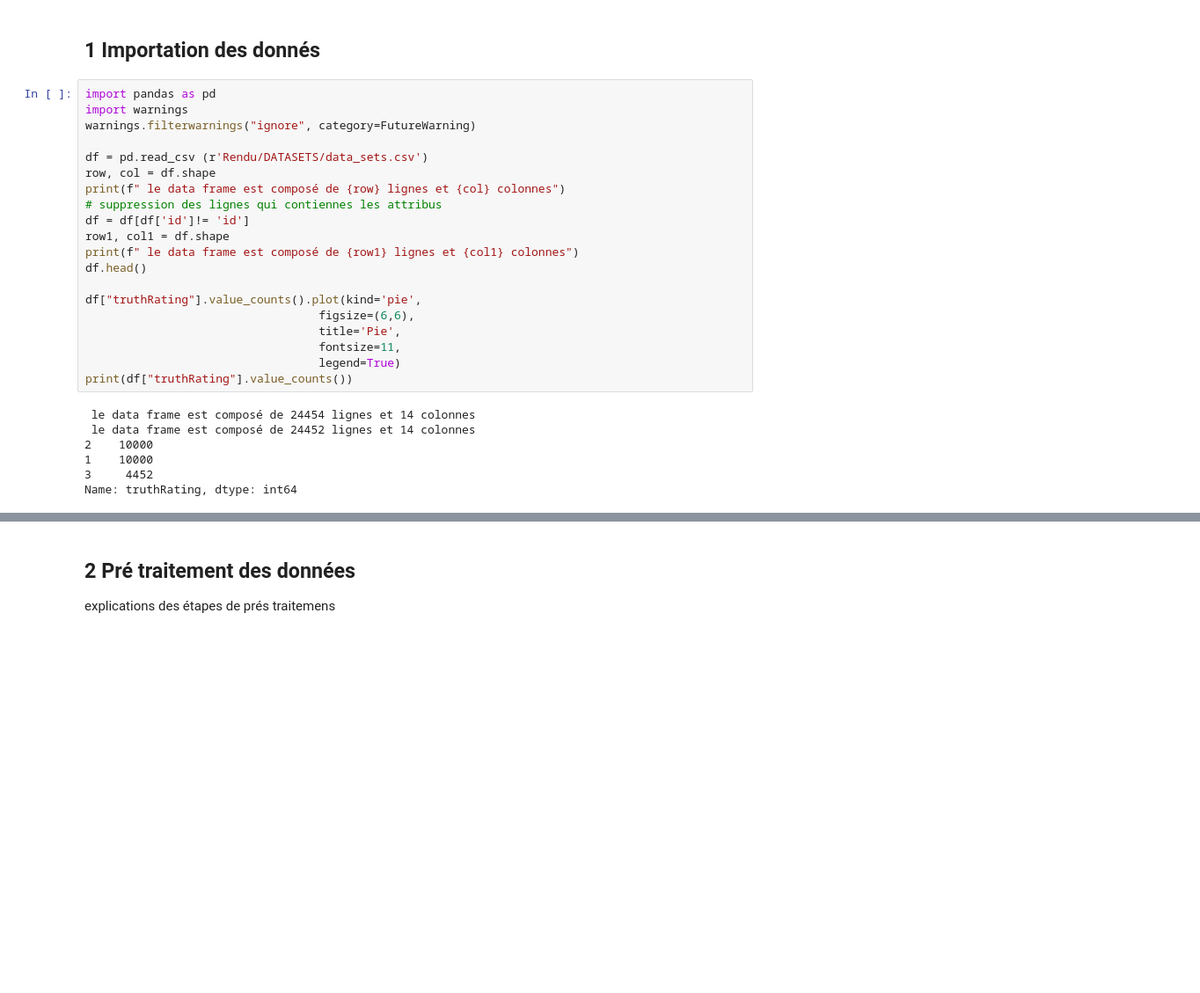
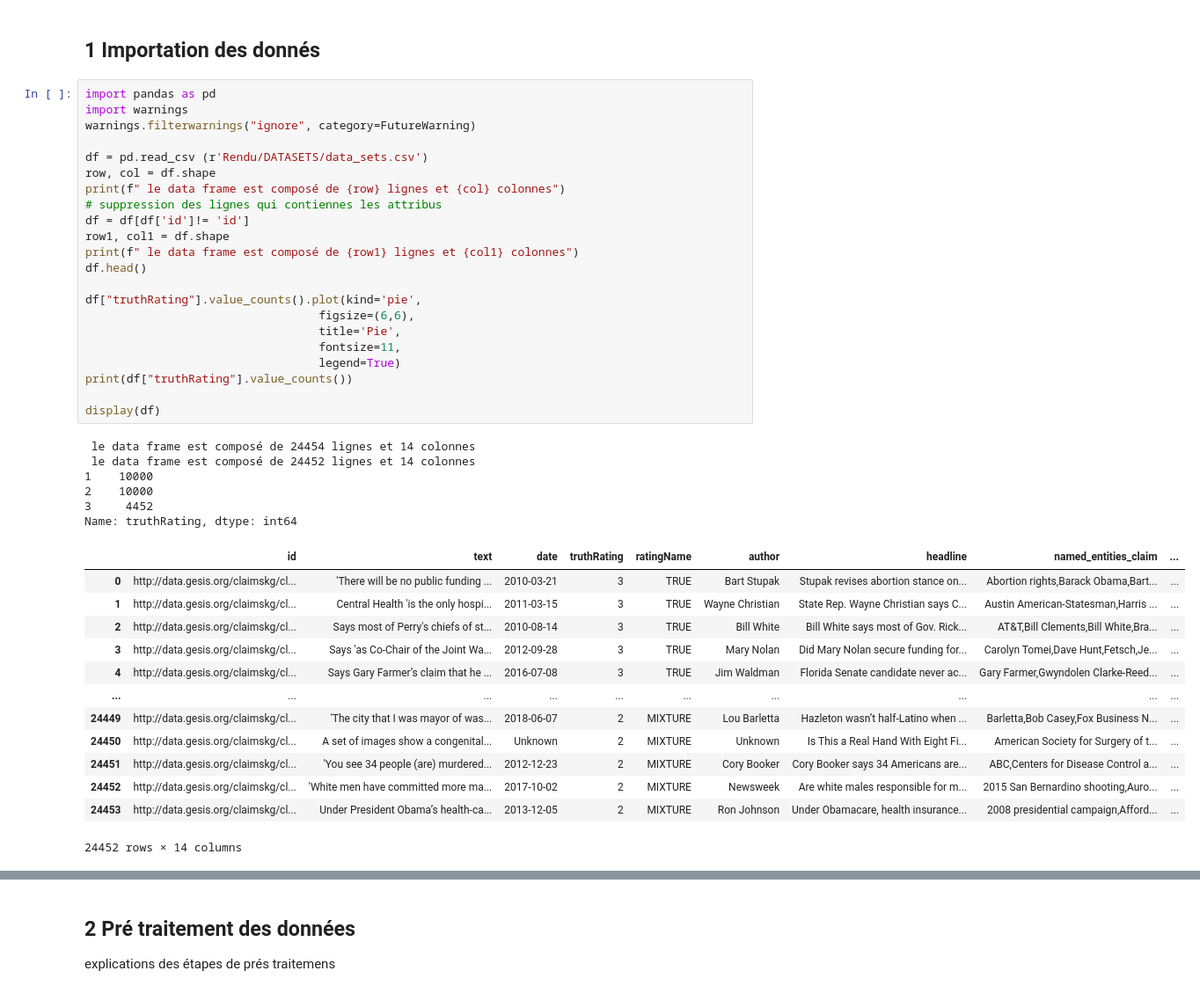
Before and after one commit to AzeddineZadir/Claims_Classification, a Jupyter notebook: Projet fact cheking .ipynb, the cells around one changed output, grey strips where cells are left out. Shown at 88% size. Saved outputs shown, nothing was run; the diff lists cells and outputs as text; blank space fills up the shorter version.

```diff
--- a/Projet fact cheking .ipynb
+++ b/Projet fact cheking .ipynb
@@ -86,30 +86,45 @@ Suite a une analyse des donnés communiqués dans le fichier csv ,nous avons dé
 # %%
 import pandas as pd
 import warnings
 warnings.filterwarnings("ignore", category=FutureWarning)
 
 df = pd.read_csv (r'Rendu/DATASETS/data_sets.csv')
 row, col = df.shape
 print(f" le data frame est composé de {row} lignes et {col} colonnes")
 # suppression des lignes qui contiennes les attribus
 df = df[df['id']!= 'id']
 row1, col1 = df.shape
 print(f" le data frame est composé de {row1} lignes et {col1} colonnes")
 df.head()
 
 df["truthRating"].value_counts().plot(kind='pie',
                                   figsize=(6,6),
                                   title='Pie',
                                   fontsize=11,
                                   legend=True)
 print(df["truthRating"].value_counts())
+
+display(df)
 # %% [output]
  le data frame est composé de 24454 lignes et 14 colonnes
  le data frame est composé de 24452 lignes et 14 colonnes
+1    10000
 2    10000
-1    10000
 3     4452
 Name: truthRating, dtype: int64
+|  | id | text | date | truthRating | ratingName | author | headline | named_entities_claim | ... |
+| 0 | http://data.gesis.org/claimskg/cl... | 'There will be no public funding ... | 2010-03-21 | 3 | TRUE | Bart Stupak | Stupak revises abortion stance on... | Abortion rights,Barack Obama,Bart... | ... |
+| 1 | http://data.gesis.org/claimskg/cl... | Central Health 'is the only hospi... | 2011-03-15 | 3 | TRUE | Wayne Christian | State Rep. Wayne Christian says C... | Austin American-Statesman,Harris ... | ... |
+| 2 | http://data.gesis.org/claimskg/cl... | Says most of Perry's chiefs of st... | 2010-08-14 | 3 | TRUE | Bill White | Bill White says most of Gov. Rick... | AT&T,Bill Clements,Bill White,Bra... | ... |
+| 3 | http://data.gesis.org/claimskg/cl... | Says 'as Co-Chair of the Joint Wa... | 2012-09-28 | 3 | TRUE | Mary Nolan | Did Mary Nolan secure funding for... | Carolyn Tomei,Dave Hunt,Fetsch,Je... | ... |
+| 4 | http://data.gesis.org/claimskg/cl... | Says Gary Farmer’s claim that he ... | 2016-07-08 | 3 | TRUE | Jim Waldman | Florida Senate candidate never ac... | Gary Farmer,Gwyndolen Clarke-Reed... | ... |
+| ... | ... | ... | ... | ... | ... | ... | ... | ... | ... |
+| 24449 | http://data.gesis.org/claimskg/cl... | 'The city that I was mayor of was... | 2018-06-07 | 2 | MIXTURE | Lou Barletta | Hazleton wasn’t half-Latino when ... | Barletta,Bob Casey,Fox Business N... | ... |
+| 24450 | http://data.gesis.org/claimskg/cl... | A set of images show a congenital... | Unknown | 2 | MIXTURE | Unknown | Is This a Real Hand With Eight Fi... | American Society for Surgery of t... | ... |
+| 24451 | http://data.gesis.org/claimskg/cl... | 'You see 34 people (are) murdered... | 2012-12-23 | 2 | MIXTURE | Cory Booker | Cory Booker says 34 Americans are... | ABC,Centers for Disease Control a... | ... |
+| 24452 | http://data.gesis.org/claimskg/cl... | 'White men have committed more ma... | 2017-10-02 | 2 | MIXTURE | Newsweek | Are white males responsible for m... | 2015 San Bernardino shooting,Auro... | ... |
+| 24453 | http://data.gesis.org/claimskg/cl... | Under President Obama’s health-ca... | 2013-12-05 | 2 | MIXTURE | Ron Johnson | Under Obamacare, health insurance... | 2008 presidential campaign,Afford... | ... |
+24452 rows × 14 columns
 [figure]
 # %% [markdown]
 ## 2 Pré traitement des données
```
Also changed, not shown: parts of 22 cells of this notebook.
